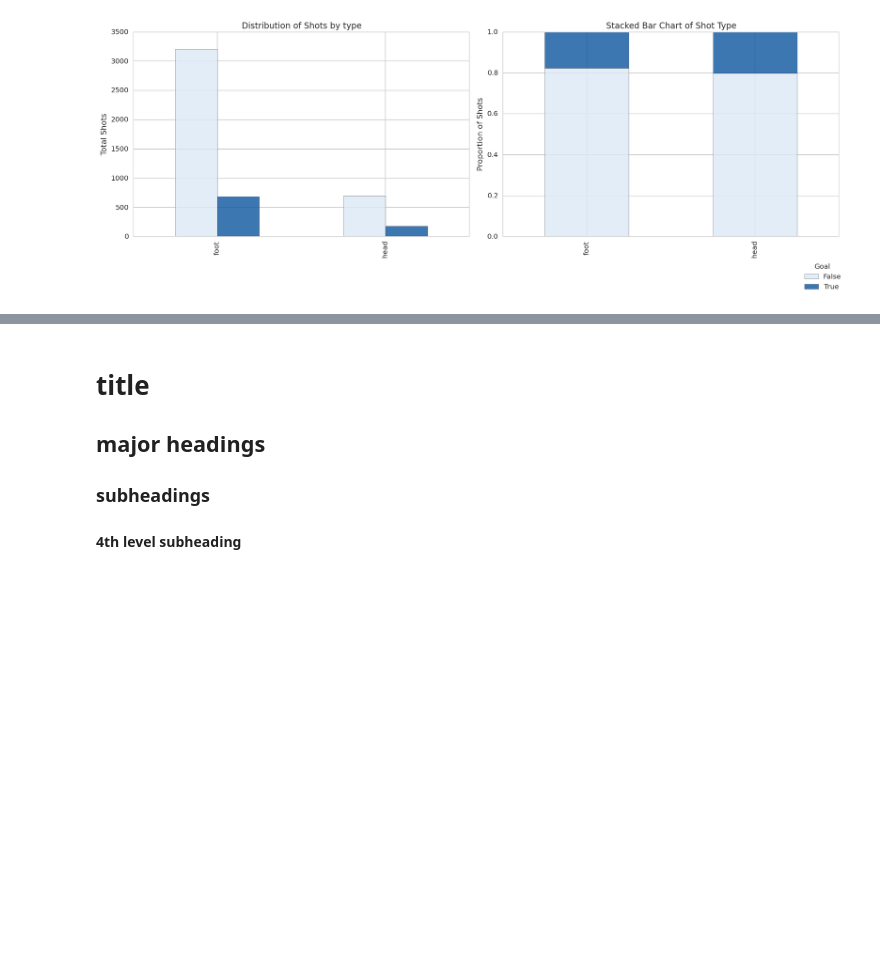
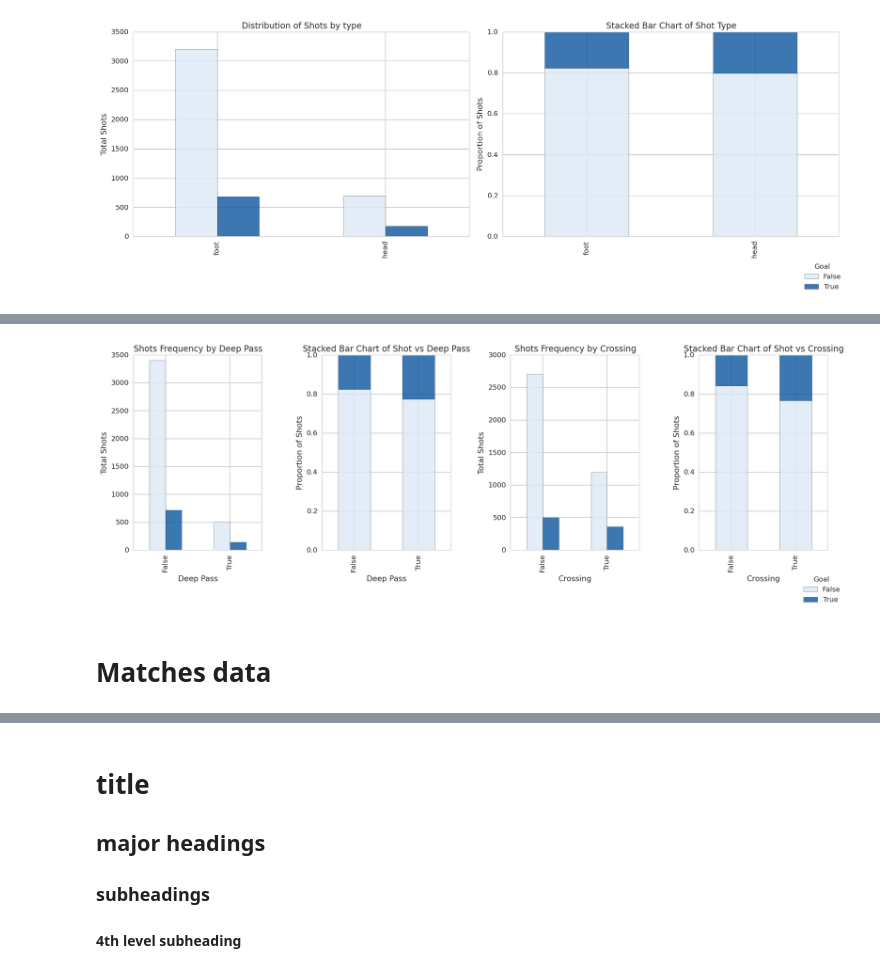
Before and after one commit to goulartgabriel/football_analytics, a Jupyter notebook: xG_model.ipynb, the cells around one changed output, grey strips where cells are left out. Cells and saved outputs as stored; diff of their text form; code cells hidden in the pictures; blank space fills up the shorter version.

```diff
--- a/xG_model.ipynb
+++ b/xG_model.ipynb
@@ -243,0 +247,34 @@ plt.xticks(ha='right')
+# %%
+mpl.rcParams['figure.figsize'] = (15,5)
+fig,(ax1,ax2,ax3,ax4) = plt.subplots(1,4)
+
+pd.crosstab(shots_df.deep_pass,shots_df.goal).plot(kind='bar', color=palette, alpha=0.8, ax=ax1)
+ax1.set_title('Shots Frequency by Deep Pass')
+ax1.set_xlabel('Deep Pass')
+ax1.set_ylabel('Total Shots')
+ax1.legend().set_visible(False)
+
+table=pd.crosstab(shots_df.deep_pass,shots_df.goal)
+table.div(table.sum(1).astype(float), axis=0).plot(kind='bar', stacked=True, color=palette, alpha=0.8, ax=ax2)
+ax2.set_title('Stacked Bar Chart of Shot vs Deep Pass')
+ax2.set_xlabel('Deep Pass')
+ax2.set_ylabel('Proportion of Shots')
+ax2.legend().set_visible(False)
+
+pd.crosstab(shots_df.cross,shots_df.goal).plot(kind='bar', color=palette, alpha=0.8, ax=ax3)
+ax3.set_title('Shots Frequency by Crossing')
+ax3.set_xlabel('Crossing')
+ax3.set_ylabel('Total Shots')
+ax3.legend().set_visible(False)
+
+table=pd.crosstab(shots_df.cross,shots_df.goal)
+table.div(table.sum(1).astype(float), axis=0).plot(kind='bar', stacked=True, color=palette, alpha=0.8, ax=ax4)
+ax4.set_title('Stacked Bar Chart of Shot vs Crossing')
+ax4.set_xlabel('Crossing')
+ax4.set_ylabel('Proportion of Shots')
+ax4.legend(loc=9, bbox_to_anchor=(0.95, -0.1), title="Goal")
+fig.tight_layout()
+# %% [output]
+[figure, added]
+# %% [markdown]
+# Matches data
```
Also changed, not shown: parts of 12 cells of this notebook.
